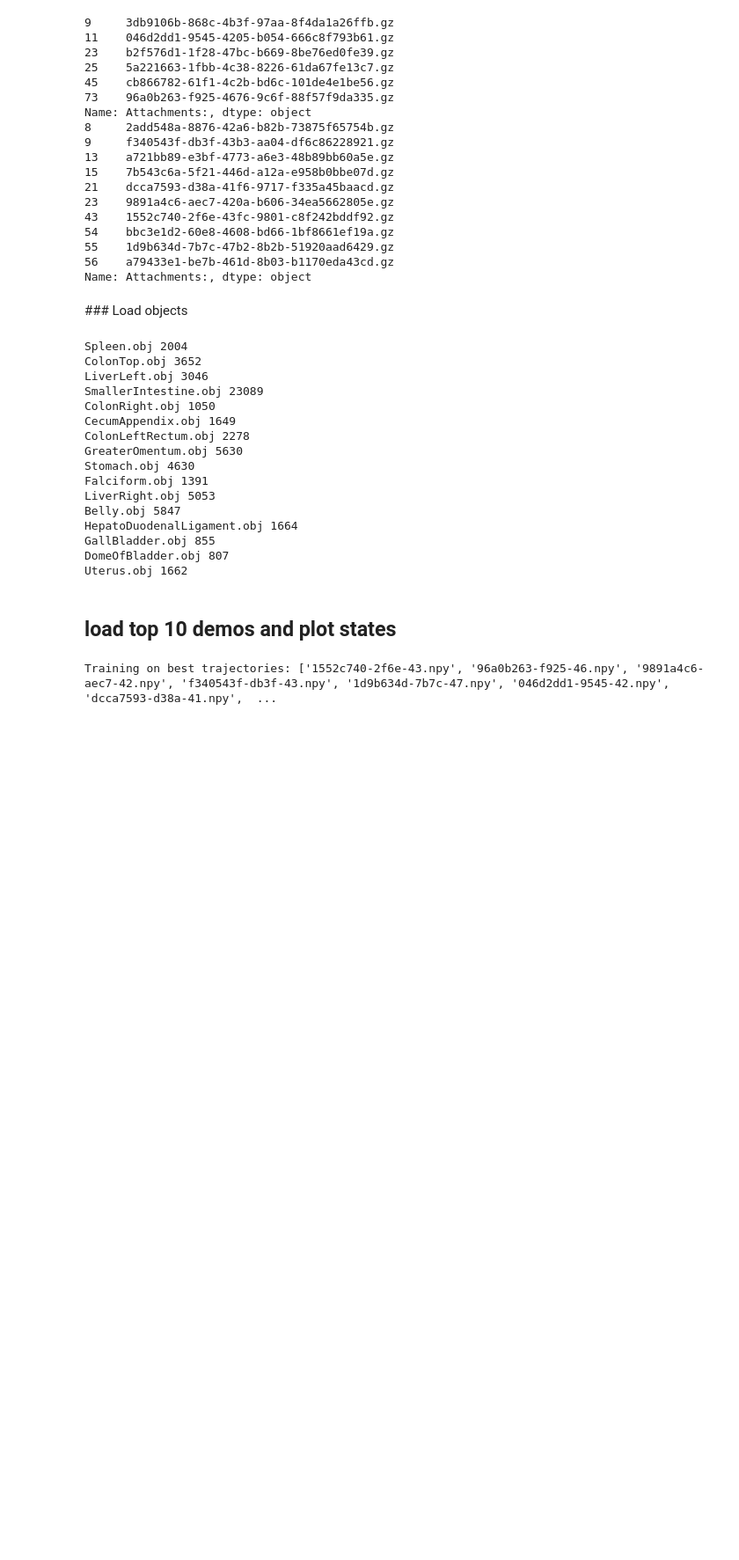
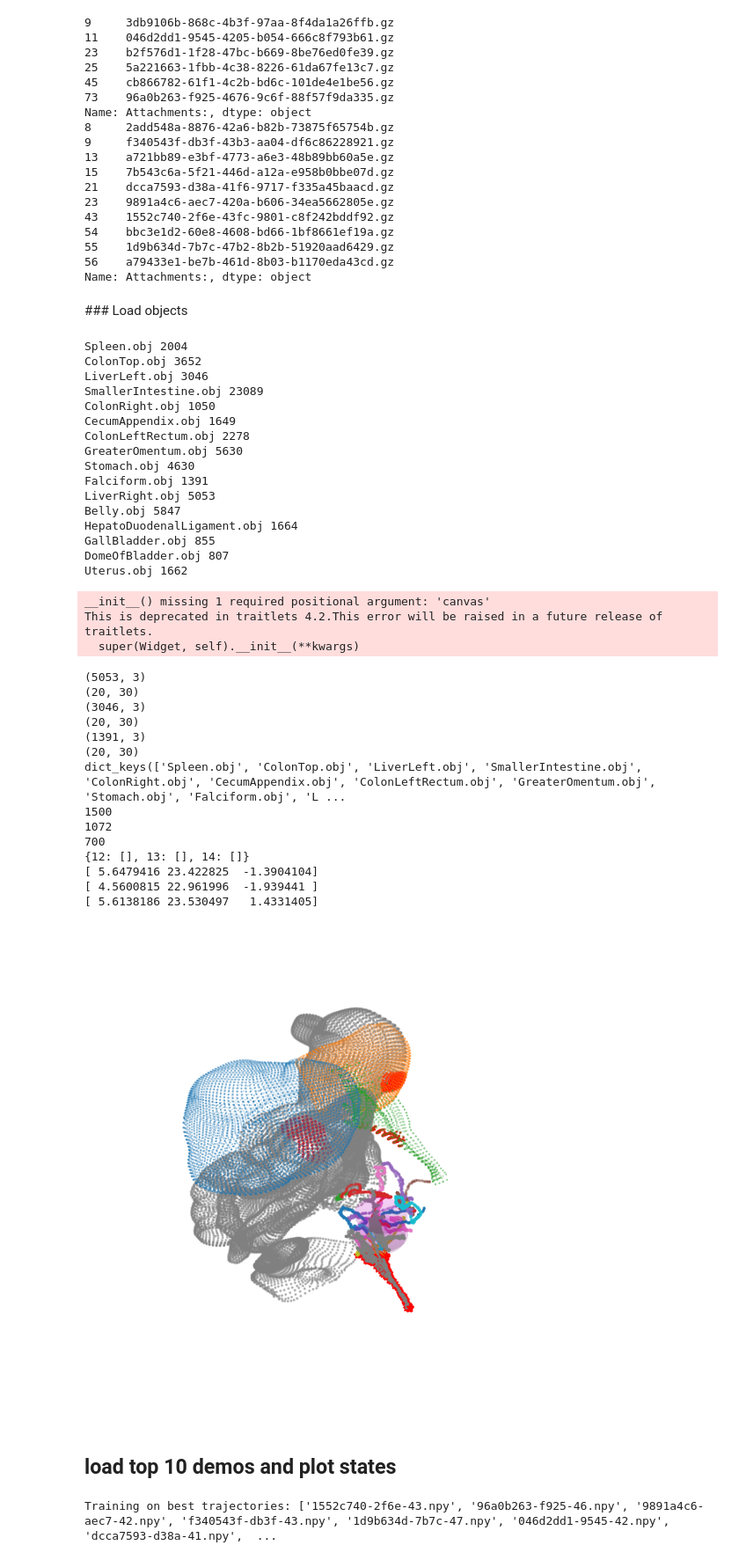
Before and after one commit to iov9000/cleanrl, a Jupyter notebook: cleanrl/demos/davos_data/AnatomyVisualization.ipynb, the cells around one changed output. Shown at 88% size. Cells and saved outputs as stored; diff of their text form; code cells hidden in the pictures; blank space fills up the shorter version.

```diff
--- a/cleanrl/demos/davos_data/AnatomyVisualization.ipynb
+++ b/cleanrl/demos/davos_data/AnatomyVisualization.ipynb
@@ -224,7 +224,7 @@ def check_inside_shell(state, c, r1, r2, theta_bounds=None, phi_bounds=None):
         return radius_condition and theta_condition and phi_condition
 # %%
 from sklearn.neighbors import NearestNeighbors
-fig = plt.figure(figsize=[10,10])
+fig = plt.figure(figsize=[5,5], dpi=300)
 ax = fig.add_subplot(111, projection='3d')
 ax.view_init(25, 36)
 ax.set_xlabel('x')
@@ -257,19 +257,21 @@ clrs = ['red', 'blue', 'green','magenta', 'cyan']
 # plot additional anatomies in gray:
 print(obj_dict.keys())
 
-for i, k in enumerate(['ColonRight.obj','ColonTop.obj', 'Stomach.obj', 'GreaterOmentum.obj','ColonLeftRectum.obj', 'Belly.obj', 'DomeOfBladder.obj', 'Uterus.obj']):
+#for i, k in enumerate(['ColonRight.obj','ColonTop.obj', 'Stomach.obj', 'GreaterOmentum.obj','ColonLeftRectum.obj', 'Belly.obj', 'DomeOfBladder.obj', 'Uterus.obj']):
+for i, k in enumerate(['ColonRight.obj','ColonTop.obj', 'Stomach.obj', 'GreaterOmentum.obj','ColonLeftRectum.obj', 'DomeOfBladder.obj', 'Uterus.obj']):
+
     v = obj_dict[k]
     ax.scatter(v[0][:,0],v[0][:,1]+9.8,v[0][:,2],s=0.8, c='gray', alpha=0.5)
     if 'Belly' in k:
         ax.scatter(v[0][:,0],v[0][:,1]+9.8,v[0][:,2],s=0.8, c='orange', alpha=0.5)
         #for j in range(len(v[0])):
         #    plt_sphere(ax, [(v[0][j,0],v[0][j,1]+9.8,v[0][j,2])], [2], color='yellow')
-    plt_sphere(ax, [(v[0][0,0],v[0][0,1]+9.8,v[0][0,2])], [1.5], color='yellow')
-    plt_sphere(ax, [(v[0][1,0],v[0][1,1]+9.8,v[0][1,2])], [1.5], color='yellow')
+    #plt_sphere(ax, [(v[0][0,0],v[0][0,1]+9.8,v[0][0,2])], [1.5], color='yellow')
+    #plt_sphere(ax, [(v[0][1,0],v[0][1,1]+9.8,v[0][1,2])], [1.5], color='yellow')
 
 
 b_cntr = obj_dict['Belly.obj'][1].centroid
-plt_sphere(ax, [(b_cntr[0],b_cntr[1]+9.8,b_cntr[2])], [18], color='green')
+#plt_sphere(ax, [(b_cntr[0],b_cntr[1]+9.8,b_cntr[2])], [18], color='green')
 
 # TODO: get / color nearest neighbours on mesh via edges?
 for i, k in enumerate(['LiverRight.obj', 'LiverLeft.obj', 'Falciform.obj']):
@@ -284,7 +286,7 @@ for i, k in enumerate(['LiverRight.obj', 'LiverLeft.obj', 'Falciform.obj']):
     #mesh_point = (v[0][idx,0],v[0][idx,1]+9.8,v[0][idx,2])
     ax.scatter(v[0][idx,0],v[0][idx,1]+9.8,v[0][idx,2],s=0.8, c='red')
 
-    plt_sphere(ax, [(10,17,0)], [3], color='yellow')
+    #plt_sphere(ax, [(10,17,0)], [3], color='yellow')
 
 
     for j in idx[:1,0]:
@@ -303,15 +305,16 @@ for i, k in enumerate(['LiverRight.obj', 'LiverLeft.obj', 'Falciform.obj']):
 plot_traj = True
 if plot_traj:
     cnt = 0
-    max_n_traj = 2
+    max_n_traj = 5
     #points = {11:[],12:[],13:[],14:[],15:[]}
-    a = np.arange(8,18)
+    a = np.arange(12,15)
 
     points = {}
     for aidx in a:
         points[aidx] = []
 
     # print trajectory sections corresponding to falciform
+    print(points)
     for k,v in data_dict.items():
         for i, anatomy_idx in enumerate(points.keys()):
         #for anatomy_idx in [13]:
@@ -325,38 +328,60 @@ if plot_traj:
             if anatomy_idx == 14:
                 k_ = 'Falciform.obj'
                 u_range = sphere_shell_directions[k_][0]
                 v_range = sphere_shell_directions[k_][1]
                 r1 = sphere_shell_directions[k_][2]
                 r2 = sphere_shell_directions[k_][3]
                 for state in liver_states:
                     inside = check_inside_shell(np.array([state[0],state[1],-state[2]]), np.array(c), r1, r2, theta_bounds=u_range, phi_bounds=v_range)
                     if not inside:
                         ax.scatter(state[0],state[1],-state[2], s=20, marker='*', c='r')
 
 
         cnt += 1
         if cnt > max_n_traj:
             break
 
     #cvx_hull = ConvexHull(points)
     #for simplex in hull.simplices:
         #plt.plot(points[simplex, 0], points[simplex, 1], 'k-')
 
     for k,v in points.items():
         traj_centroid = np.mean(np.array(v)[:,:3],0)
         print(traj_centroid)
-        ax.scatter(traj_centroid[0], traj_centroid[1], traj_centroid[2], marker='*', s=20,c='k')
-        ax.plot(traj_centroid[0], traj_centroid[1], traj_centroid[2], c='k', lw=5)
+        #ax.scatter(traj_centroid[0], traj_centroid[1], traj_centroid[2], marker='*', s=20,c='k')
+        #ax.plot(traj_centroid[0], traj_centroid[1], traj_centroid[2], c='k', lw=5)
 
         plt_sphere(ax, [traj_centroid], [2], color='magenta')
 
+ax.grid(False)
+ax.axis('off')
+ax.set_box_aspect((1, 1, 1), zoom=1.5)
 
 r=10
 theta = 0
 phi = 0
-ax.scatter(c[0], c[1], c[2], marker='*', s=500, c='k')
-ax.scatter(r*np.sin(theta)*np.cos(phi)+c[0], r*np.sin(theta)*np.sin(phi)+c[1], r*np.cos(theta)+c[2], marker='*', s=100, c='k')
-ax.scatter(r*np.sin(theta)*np.cos(phi)+c[0], r*np.sin(theta)*np.sin(phi)+c[1], r*np.cos(theta)+c[2], marker='*', s=100, c='k')
+#ax.scatter(c[0], c[1], c[2], marker='*', s=500, c='k')
+#ax.scatter(r*np.sin(theta)*np.cos(phi)+c[0], r*np.sin(theta)*np.sin(phi)+c[1], r*np.cos(theta)+c[2], marker='*', s=100, c='k')
+#ax.scatter(r*np.sin(theta)*np.cos(phi)+c[0], r*np.sin(theta)*np.sin(phi)+c[1], r*np.cos(theta)+c[2], marker='*', s=100, c='k')
+# %% [output]
+__init__() missing 1 required positional argument: 'canvas'
+This is deprecated in traitlets 4.2.This error will be raised in a future release of traitlets.
+  super(Widget, self).__init__(**kwargs)
+(5053, 3)
+(20, 30)
+(3046, 3)
+(20, 30)
+(1391, 3)
+(20, 30)
+dict_keys(['Spleen.obj', 'ColonTop.obj', 'LiverLeft.obj', 'SmallerIntestine.obj', 'ColonRight.obj', 'CecumAppendix.obj', 'ColonLeftRectum.obj', 'GreaterOmentum.obj', 'Stomach.obj', 'Falciform.obj', 'L ...
+1500
+1072
+700
+{12: [], 13: [], 14: []}
+[ 5.6479416 23.422825  -1.3904104]
+[ 4.5600815 22.961996  -1.939441 ]
+[ 5.6138186 23.530497   1.4331405]
+[figure, added]
 # %% [markdown]
 ## load top 10 demos and plot states
 # %%
```
Also changed, not shown: 1 other file.
